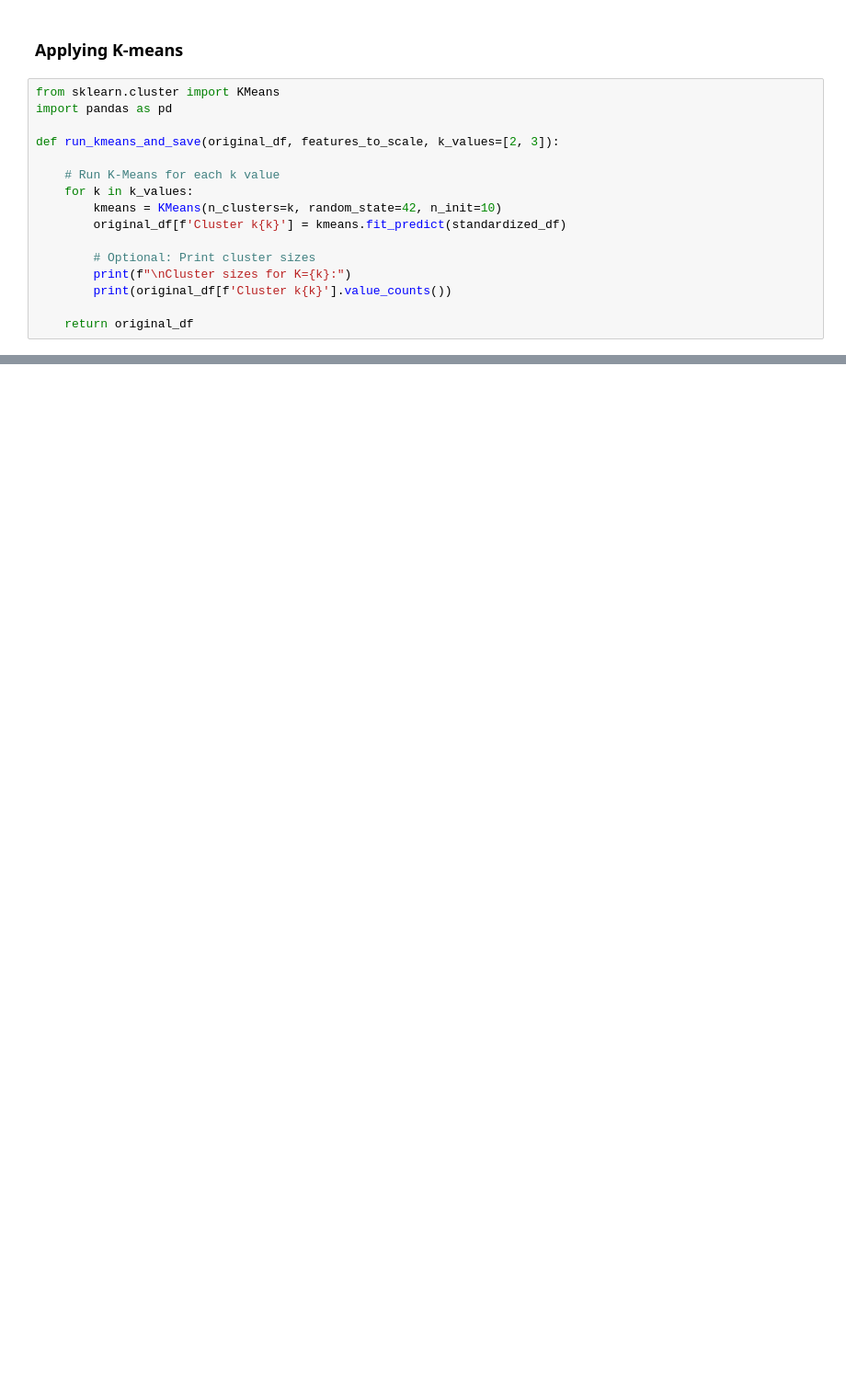
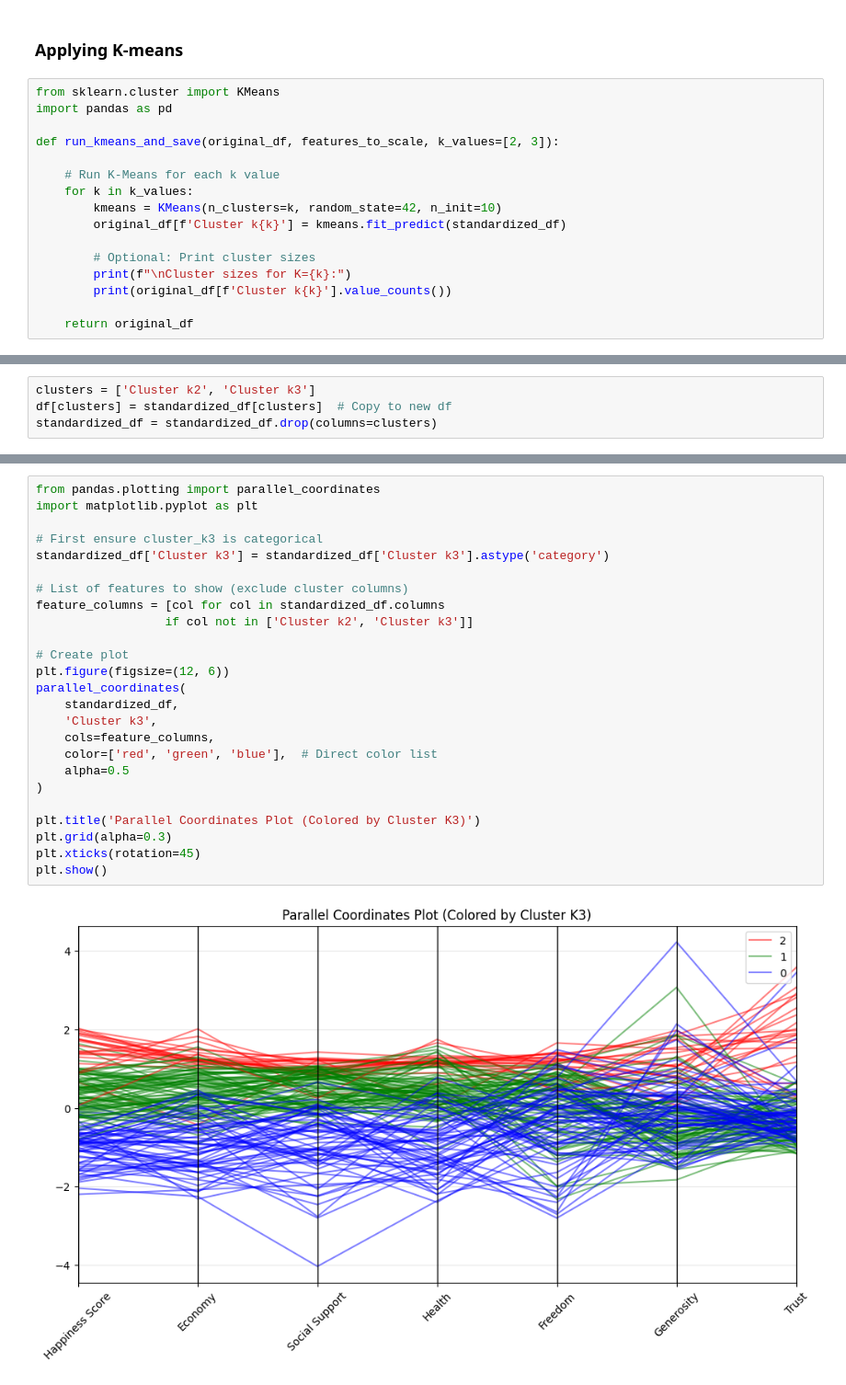
Before and after one commit to fairuznawar122/World-Happiness-Classification, a Jupyter notebook: World_Happiness_Kmeans.ipynb, the cells around one changed output, grey strips where cells are left out. Shown at 92% size. Cells and saved outputs as stored; diff of their text form; blank space fills up the shorter version.

```diff
--- a/World_Happiness_Kmeans.ipynb
+++ b/World_Happiness_Kmeans.ipynb
@@ -207,0 +272,4 @@ Name: count, dtype: int64
+# %%
+clusters = ['Cluster k2', 'Cluster k3']
+df[clusters] = standardized_df[clusters]  # Copy to new df
+standardized_df = standardized_df.drop(columns=clusters)
@@ -207,0 +290,27 @@ Name: count, dtype: int64
+# %%
+from pandas.plotting import parallel_coordinates
+import matplotlib.pyplot as plt
+
+# First ensure cluster_k3 is categorical
+standardized_df['Cluster k3'] = standardized_df['Cluster k3'].astype('category')
+
+# List of features to show (exclude cluster columns)
+feature_columns = [col for col in standardized_df.columns
+                  if col not in ['Cluster k2', 'Cluster k3']]
+
+# Create plot
+plt.figure(figsize=(12, 6))
+parallel_coordinates(
+    standardized_df,
+    'Cluster k3',
+    cols=feature_columns,
+    color=['red', 'green', 'blue'],  # Direct color list
+    alpha=0.5
+)
+
+plt.title('Parallel Coordinates Plot (Colored by Cluster K3)')
+plt.grid(alpha=0.3)
+plt.xticks(rotation=45)
+plt.show()
+# %% [output]
+[figure, added]
```
Also changed, not shown: parts of 16 cells of this notebook.
